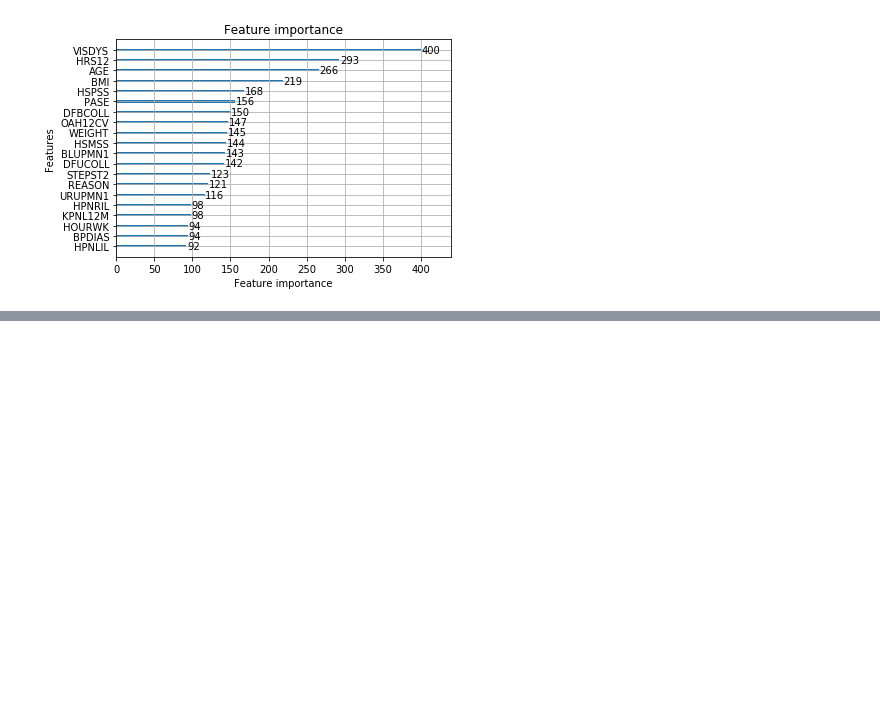
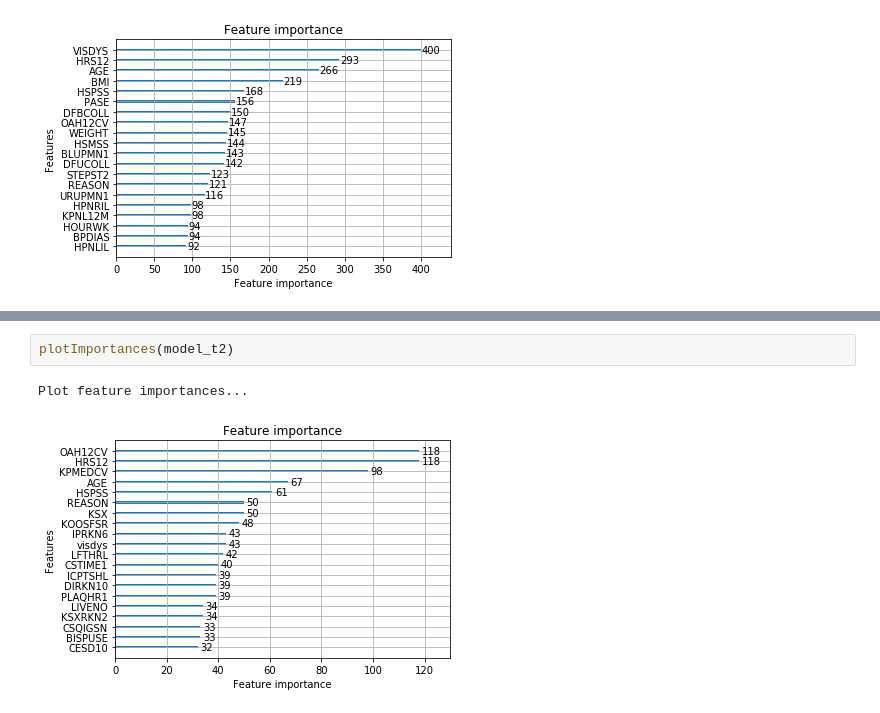
Before and after one commit to methoddatascience/zeta, a Jupyter notebook: keystone/all_clinical_features.ipynb, the cells around one changed output, grey strips where cells are left out. Drawn from its saved outputs; the diff is of its cells as text; blank space fills up the shorter version.

```diff
--- a/keystone/all_clinical_features.ipynb
+++ b/keystone/all_clinical_features.ipynb
@@ -433,0 +571,5 @@ Plot feature importances...
+# %%
+plotImportances(model_t2)
+# %% [output]
+Plot feature importances...
+[figure, added]
```
Also changed, not shown: parts of 16 cells of this notebook.
